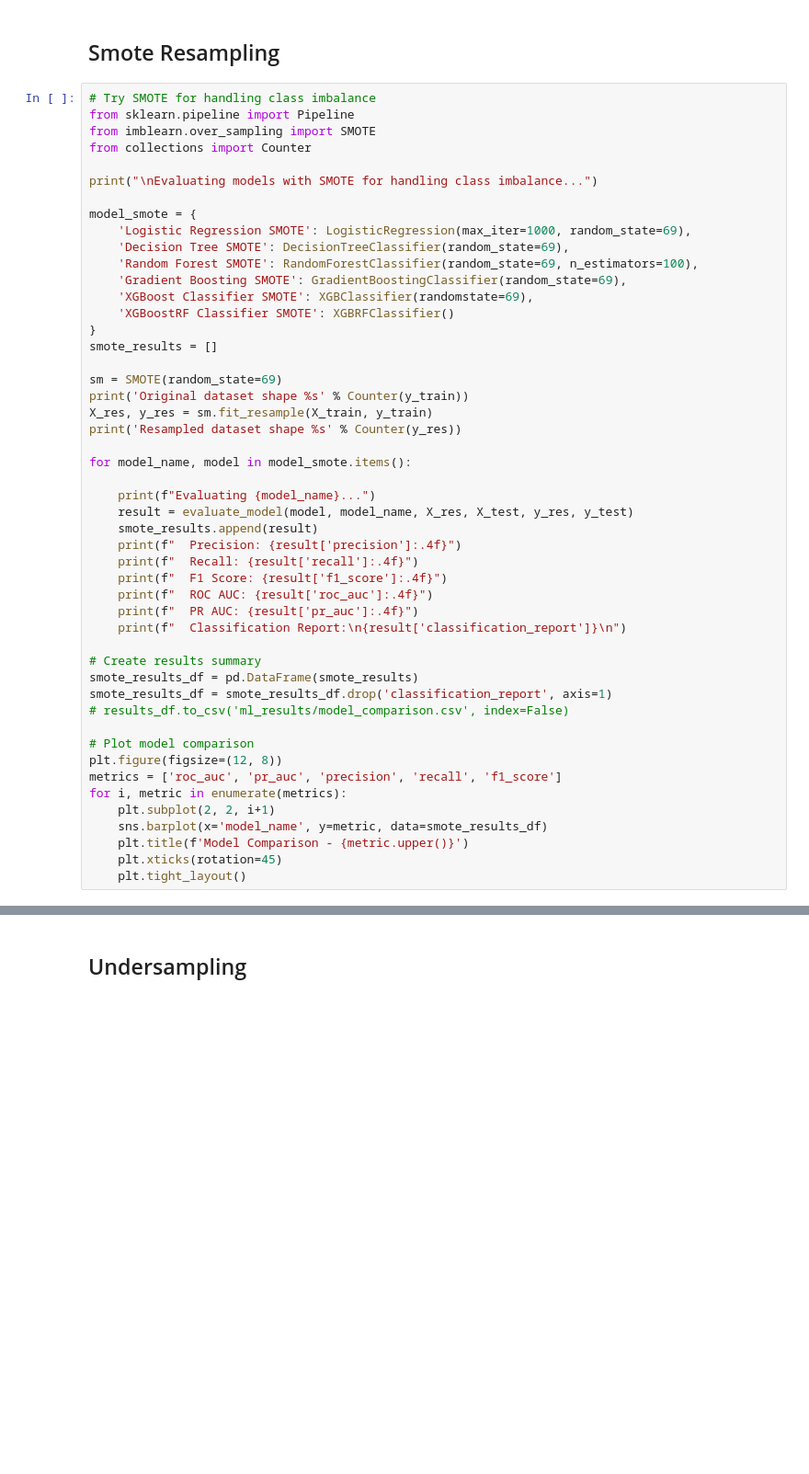
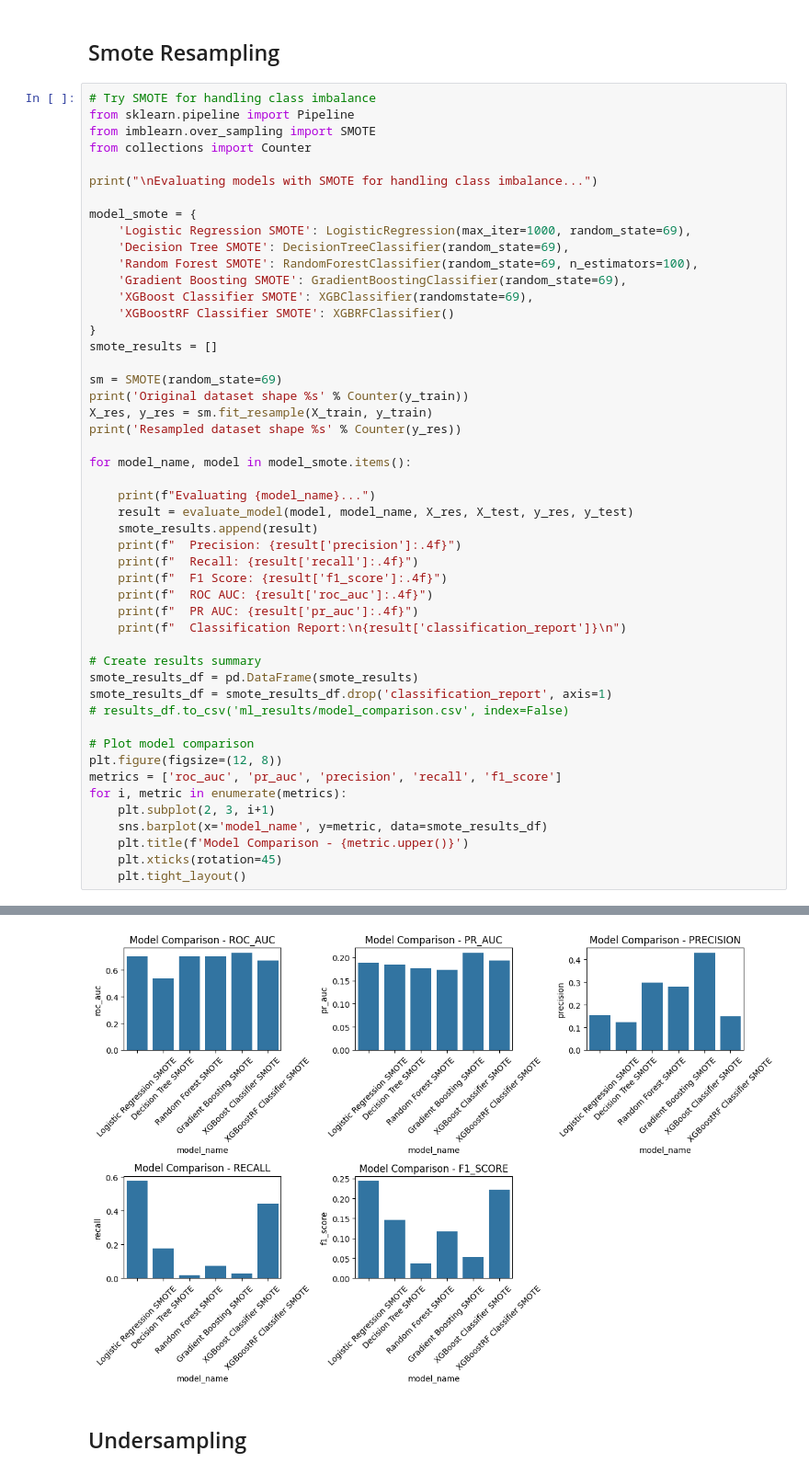
Before and after one commit to Abjaraco/loan_project, a Jupyter notebook: classifications.ipynb, the cells around one changed output, grey strips where cells are left out. Shown at 92% size. Cells and saved outputs as stored; diff of their text form; blank space fills up the shorter version.

```diff
--- a/classifications.ipynb
+++ b/classifications.ipynb
@@ -970,8 +1272,9 @@ smote_results_df = smote_results_df.drop('classification_report', axis=1)
 plt.figure(figsize=(12, 8))
 metrics = ['roc_auc', 'pr_auc', 'precision', 'recall', 'f1_score']
 for i, metric in enumerate(metrics):
-    plt.subplot(2, 2, i+1)
+    plt.subplot(2, 3, i+1)
     sns.barplot(x='model_name', y=metric, data=smote_results_df)
     plt.title(f'Model Comparison - {metric.upper()}')
     plt.xticks(rotation=45)
     plt.tight_layout()
+# %% [output]
@@ -978,3 +1318,4 @@ for i, metric in enumerate(metrics):
+[figure, added]
 # %% [markdown]
 ## Undersampling
 # %%
```
Also changed, not shown: parts of 38 cells of this notebook.
